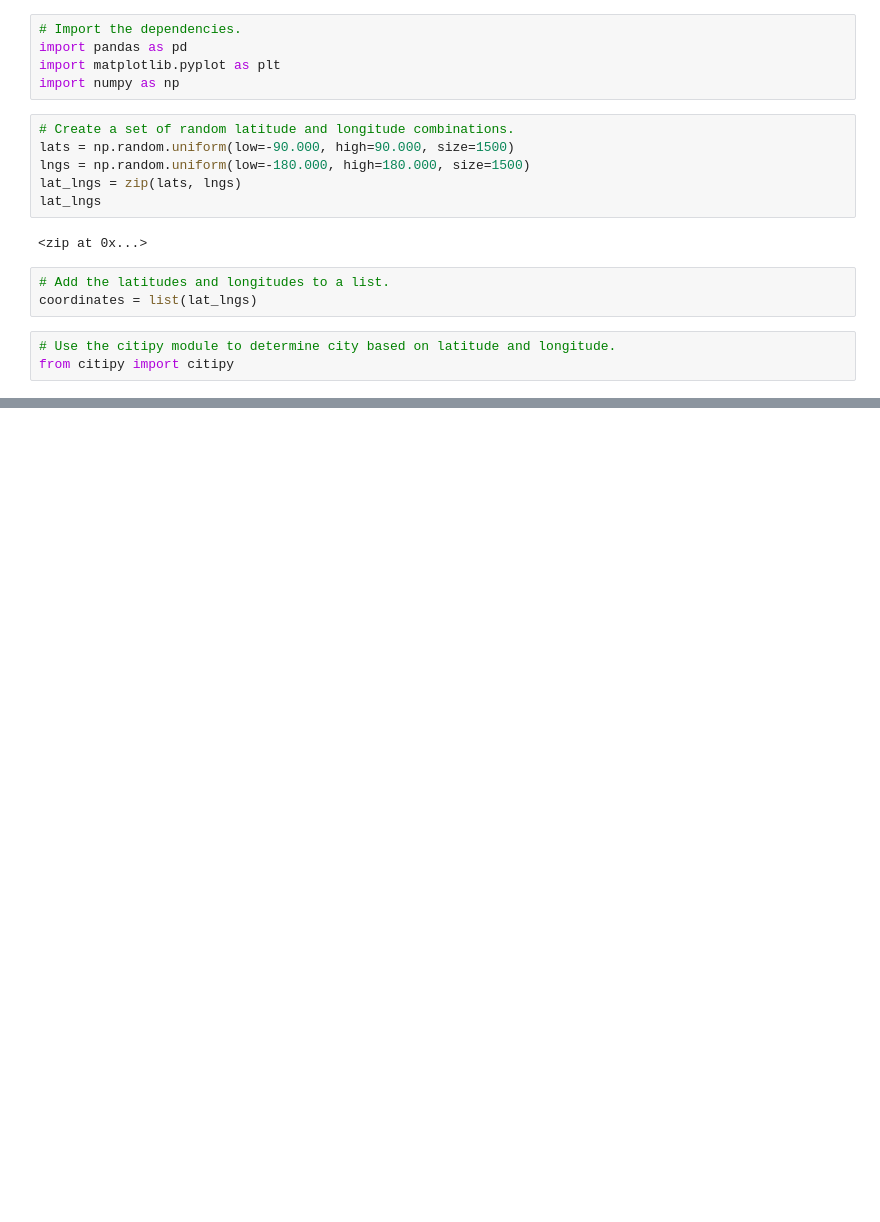
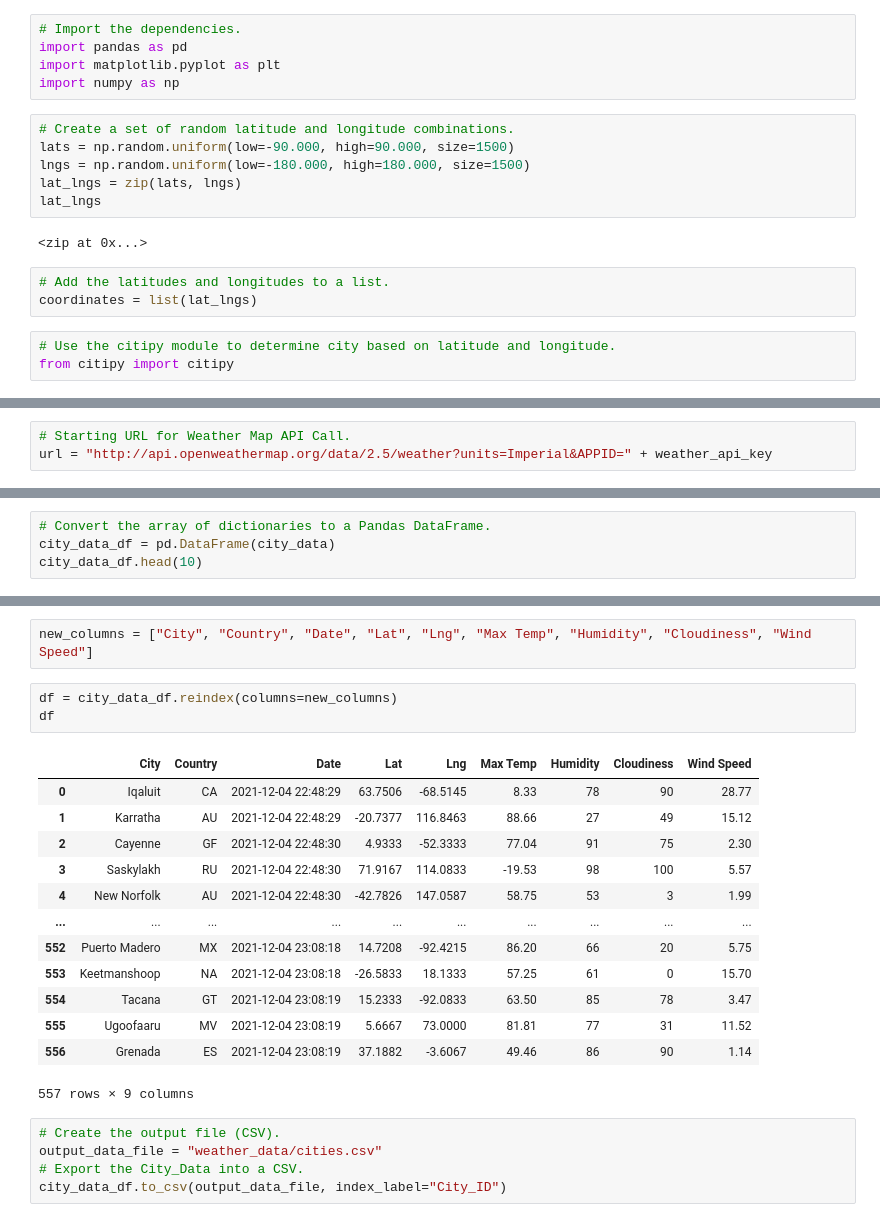
Before and after one commit to AedenG/World_Weather_Analysis, a Jupyter notebook: WeatherPy.ipynb, the cells around one changed output, grey strips where cells are left out. Drawn from its saved outputs; the diff is of its cells as text; blank space fills up the shorter version.

```diff
--- a/WeatherPy.ipynb
+++ b/WeatherPy.ipynb
@@ -33,0 +40,3 @@ len(cities)
+# %%
+# Starting URL for Weather Map API Call.
+url = "http://api.openweathermap.org/data/2.5/weather?units=Imperial&APPID=" + weather_api_key
@@ -33,0 +131,4 @@ len(cities)
+# %%
+# Convert the array of dictionaries to a Pandas DataFrame.
+city_data_df = pd.DataFrame(city_data)
+city_data_df.head(10)
@@ -33,0 +147,24 @@ len(cities)
+# %%
+new_columns = ["City", "Country", "Date", "Lat", "Lng", "Max Temp", "Humidity", "Cloudiness", "Wind Speed"]
+# %%
+df = city_data_df.reindex(columns=new_columns)
+df
+# %% [output]
+|  | City | Country | Date | Lat | Lng | Max Temp | Humidity | Cloudiness | Wind Speed |
+| 0 | Iqaluit | CA | 2021-12-04 22:48:29 | 63.7506 | -68.5145 | 8.33 | 78 | 90 | 28.77 |
+| 1 | Karratha | AU | 2021-12-04 22:48:29 | -20.7377 | 116.8463 | 88.66 | 27 | 49 | 15.12 |
+| 2 | Cayenne | GF | 2021-12-04 22:48:30 | 4.9333 | -52.3333 | 77.04 | 91 | 75 | 2.30 |
+| 3 | Saskylakh | RU | 2021-12-04 22:48:30 | 71.9167 | 114.0833 | -19.53 | 98 | 100 | 5.57 |
+| 4 | New Norfolk | AU | 2021-12-04 22:48:30 | -42.7826 | 147.0587 | 58.75 | 53 | 3 | 1.99 |
+| ... | ... | ... | ... | ... | ... | ... | ... | ... | ... |
+| 552 | Puerto Madero | MX | 2021-12-04 23:08:18 | 14.7208 | -92.4215 | 86.20 | 66 | 20 | 5.75 |
+| 553 | Keetmanshoop | NA | 2021-12-04 23:08:18 | -26.5833 | 18.1333 | 57.25 | 61 | 0 | 15.70 |
+| 554 | Tacana | GT | 2021-12-04 23:08:19 | 15.2333 | -92.0833 | 63.50 | 85 | 78 | 3.47 |
+| 555 | Ugoofaaru | MV | 2021-12-04 23:08:19 | 5.6667 | 73.0000 | 81.81 | 77 | 31 | 11.52 |
+| 556 | Grenada | ES | 2021-12-04 23:08:19 | 37.1882 | -3.6067 | 49.46 | 86 | 90 | 1.14 |
+557 rows × 9 columns
+# %%
+# Create the output file (CSV).
+output_data_file = "weather_data/cities.csv"
+# Export the City_Data into a CSV.
+city_data_df.to_csv(output_data_file, index_label="City_ID")
```
Also changed, not shown: parts of 6 cells of this notebook, 2 other files.
